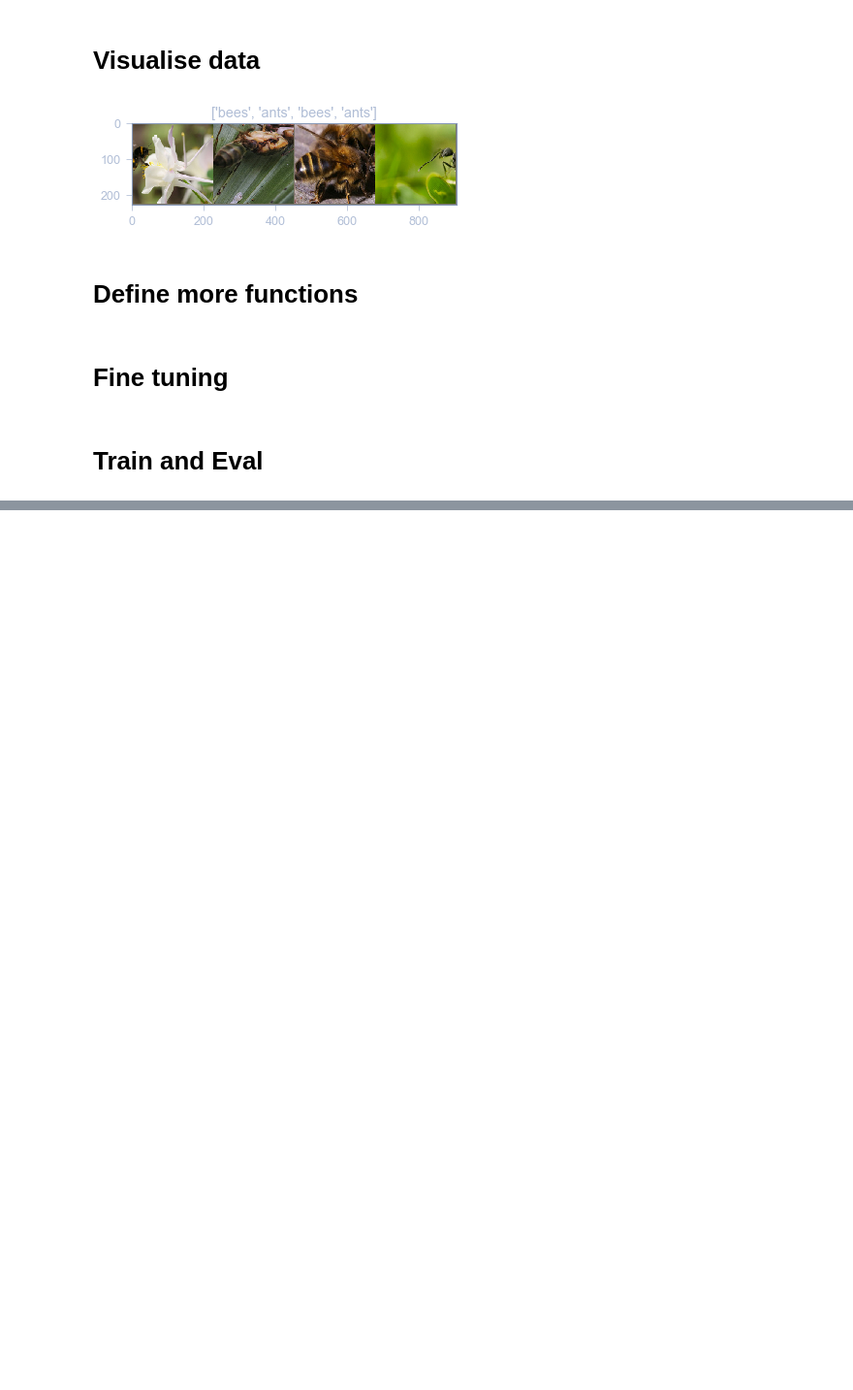
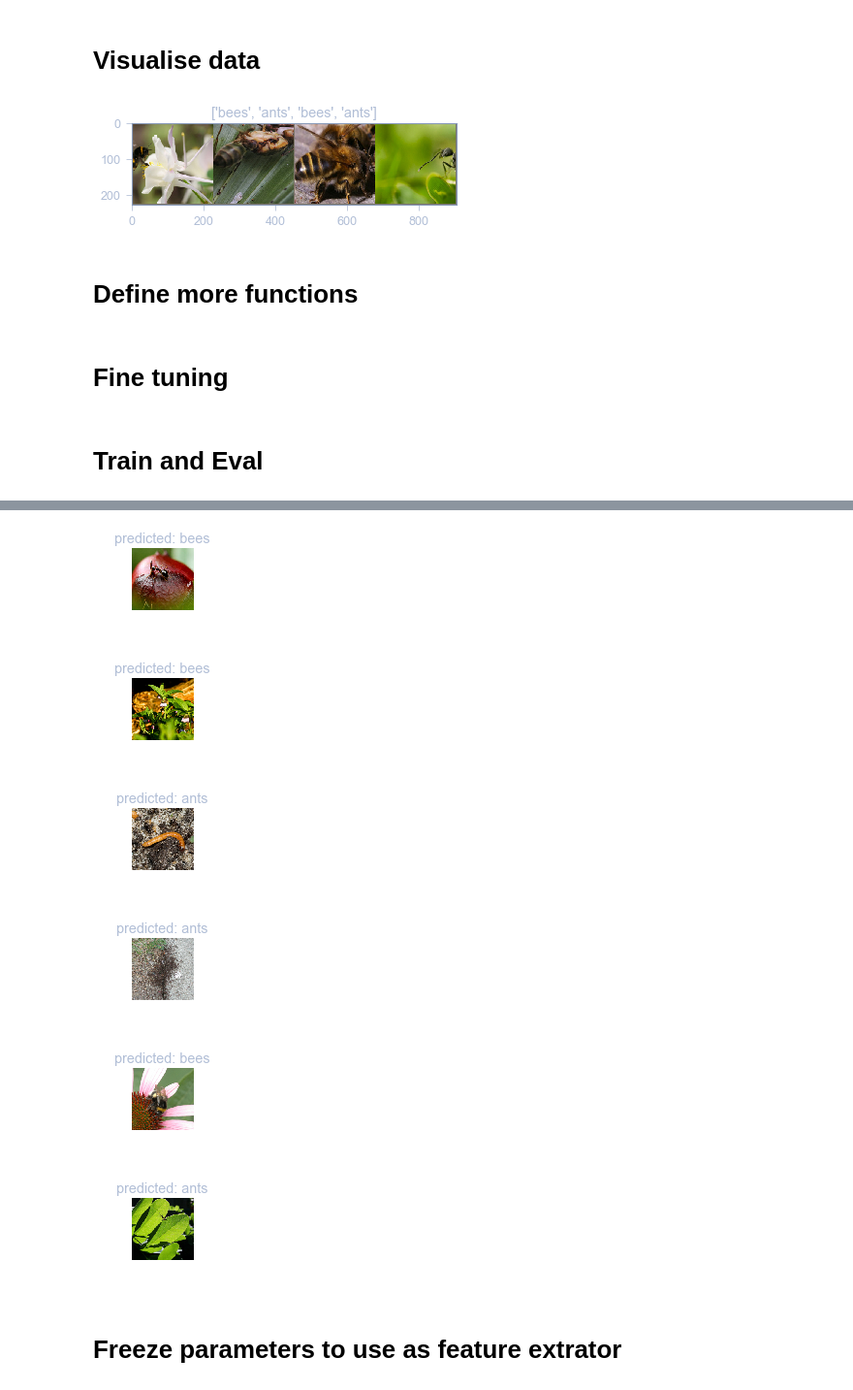
Before and after one commit to Dovermore/torch, a Jupyter notebook: 4-TransferLearning.ipynb, the cells around one changed output, grey strips where cells are left out. Shown: that part at 97% size. Cells and saved outputs as stored; diff of their text form; code cells hidden in the pictures; blank space fills up the shorter version.

```diff
--- a/4-TransferLearning.ipynb
+++ b/4-TransferLearning.ipynb
@@ -285,0 +301,11 @@ Epoch 0/24
+# %%
+visualize_model(model_ft)
+# %% [output]
+[figure, added]
+[figure, added]
+[figure, added]
+[figure, added]
+[figure, added]
+[figure, added]
+# %% [markdown]
+# Freeze parameters to use as feature extrator
```
Also changed, not shown: parts of 5 cells of this notebook.
